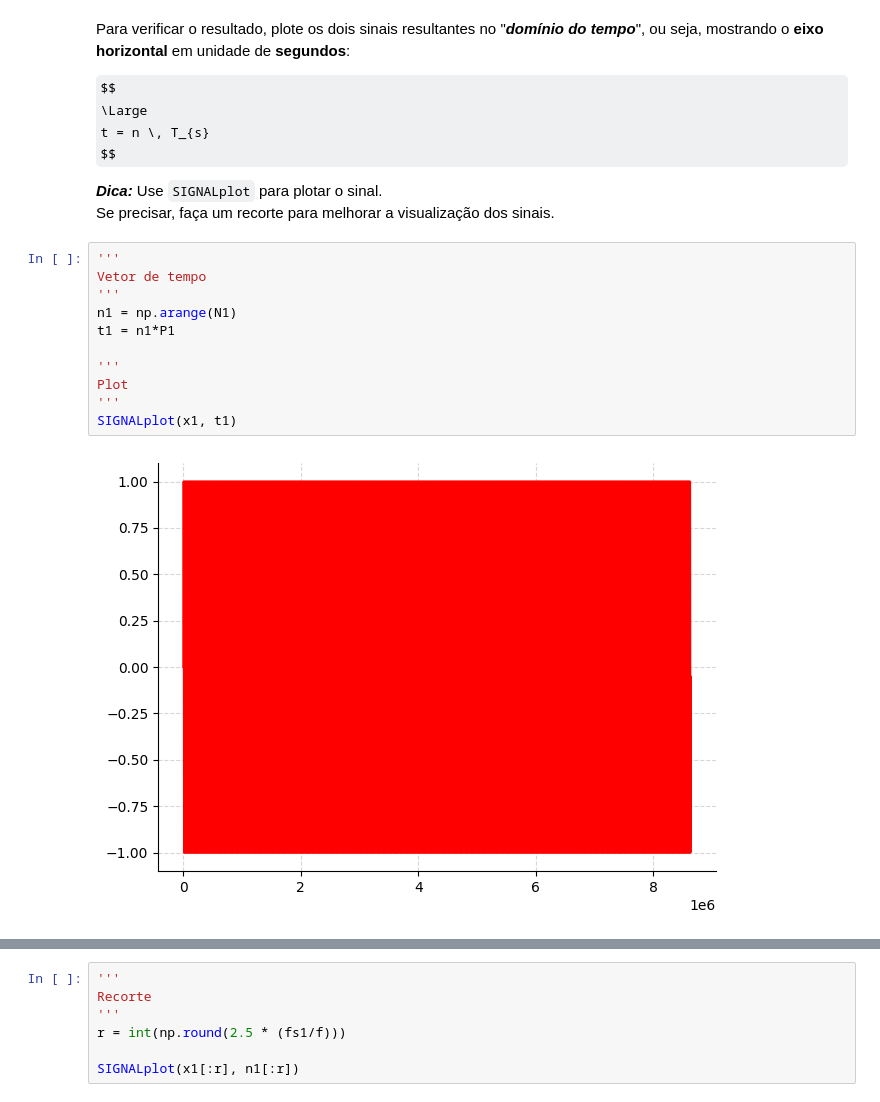
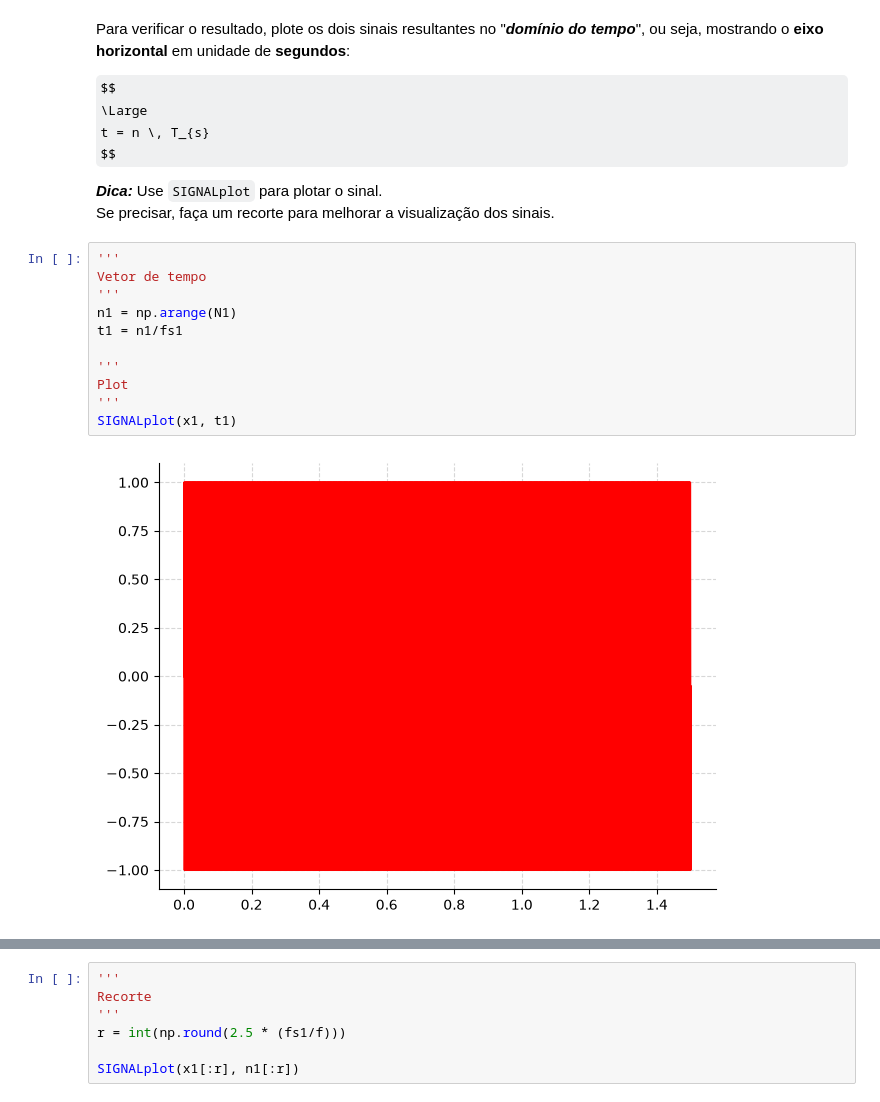
Before and after one commit to Yago-Coqueiro/laboratorios-Yago-Coqueiro, a Jupyter notebook: le04_01_signal-reconstruction.ipynb, the cells around one changed output, grey strips where cells are left out. Cells and saved outputs as stored; diff of their text form; some formulas as TeX source.

```diff
--- a/le04_01_signal-reconstruction.ipynb
+++ b/le04_01_signal-reconstruction.ipynb
@@ -135,16 +135,16 @@ Se precisar, faça um recorte para melhorar a visualização dos sinais.
 # %%
 '''
 Vetor de tempo
 '''
 n1 = np.arange(N1)
-t1 = n1*P1
+t1 = n1/fs1
 
 '''
 Plot
 '''
 SIGNALplot(x1, t1)
 # %% [output]
-[figure, old version]
+[figure, new version]
 # %%
 '''
 Vetor de tempo
```
Also changed, not shown: parts of 11 cells of this notebook, 1 other file.
